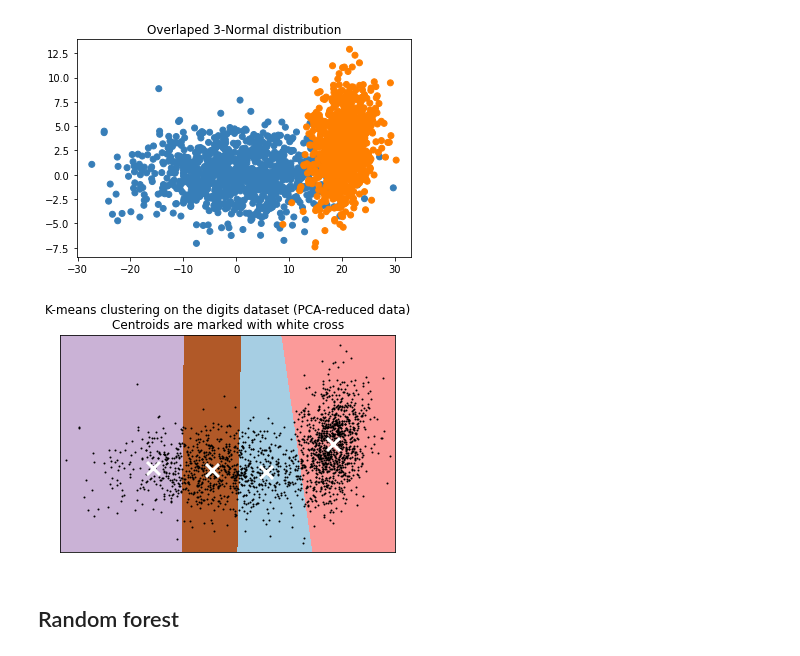
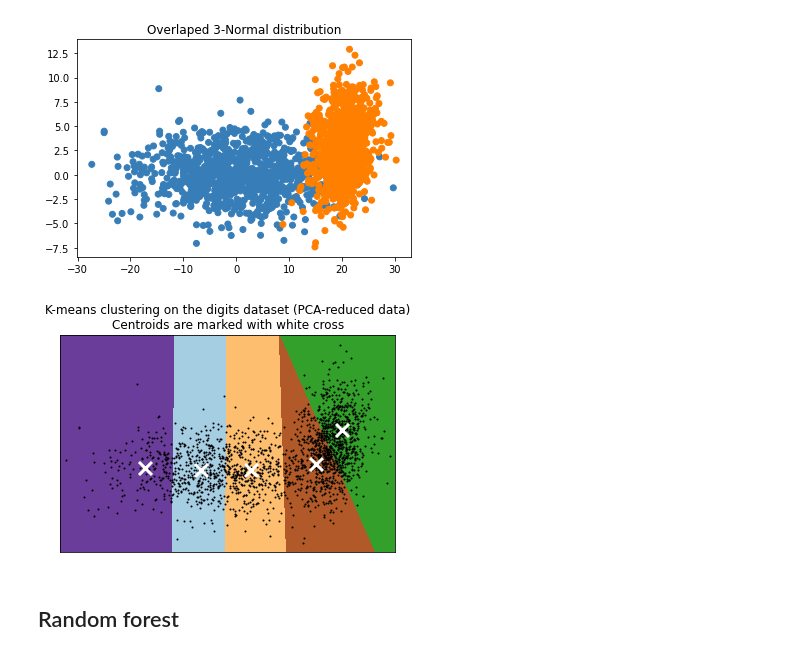
Before and after one commit to Vacek-Ace/support_subset_ensemble, a Jupyter notebook: notebooks/overlapping_bivariate_normals_4.ipynb, the cells around one changed output. Saved outputs shown, nothing was run; the diff lists cells and outputs as text; code cells hidden in the pictures.

```diff
--- a/notebooks/overlapping_bivariate_normals_4.ipynb
+++ b/notebooks/overlapping_bivariate_normals_4.ipynb
@@ -37,7 +37,7 @@ plot_toy_set(X, y, 'Overlaped 3-Normal distribution')
 [figure]
 # %%
 # Step size of the mesh. Decrease to increase the quality of the VQ.
-kmeans_fitted = KMeans(n_clusters=4, random_state=1234).fit(X)
+kmeans_fitted = KMeans(n_clusters=5, random_state=1234).fit(X)
 h = 0.02  # point in the mesh [x_min, x_max]x[y_min, y_max].
 
 # Plot the decision boundary. For that, we will assign a color to each
@@ -55,34 +55,34 @@ plt.imshow(
     Z,
     interpolation="nearest",
     extent=(xx.min(), xx.max(), yy.min(), yy.max()),
     cmap=plt.cm.Paired,
     aspect="auto",
     origin="lower",
 )
 
 plt.plot(X[:, 0], X[:, 1], "k.", markersize=2)
 # Plot the centroids as a white X
 centroids = kmeans_fitted.cluster_centers_
 plt.scatter(
     centroids[:, 0],
     centroids[:, 1],
     marker="x",
     s=169,
     linewidths=3,
     color="w",
     zorder=10,
 )
 plt.title(
     "K-means clustering on the digits dataset (PCA-reduced data)\n"
     "Centroids are marked with white cross"
 )
 plt.xlim(x_min, x_max)
 plt.ylim(y_min, y_max)
 plt.xticks(())
 plt.yticks(())
 plt.show()
 # %% [output]
-[figure, old version]
+[figure, new version]
 # %% [markdown]
 ## Random forest
 # %%
```
Also changed, not shown: parts of 28 cells of this notebook, 5 other files.
